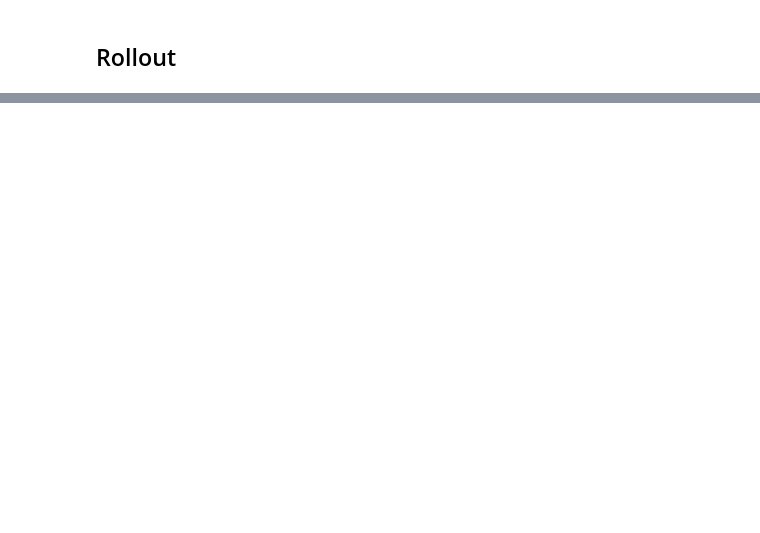
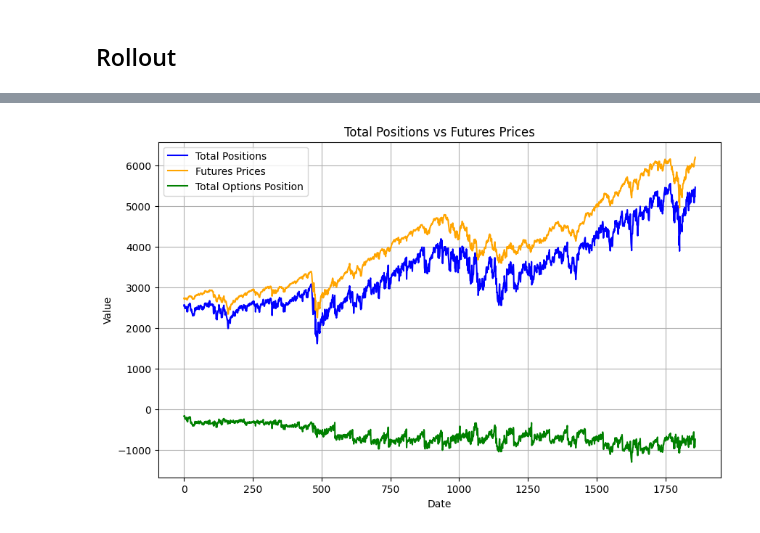
Before and after one commit to cteufel13/risk-neutral-hedging, a Jupyter notebook: notebooks/MultiGreekHedging.ipynb, the cells around one changed output, grey strips where cells are left out. Drawn from its saved outputs; the diff is of its cells as text; code cells hidden in the pictures; blank space fills up the shorter version.

Commit message:
Almost done with multi greek hedging, next is fixiing issues

```diff
--- a/notebooks/MultiGreekHedging.ipynb
+++ b/notebooks/MultiGreekHedging.ipynb
@@ -215,2 +244,15 @@ distribution_horizontal
 # %%
-data = pd.read_csv('../results/HedgingDistribution.csv', index_col=0, parse_dates=True)
+option_distributions = pd.read_csv('../results/HedgingDistribution.csv',header=[0,1],    # two header rows → first level = expiration_date, 2nd level = K
+    index_col=0, parse_dates=True)  # index by the first column, parse dates
+
+option_prices = pd.read_csv('../results/CallsDataPrices.csv', header=[0,1],    # two header rows → first level = expiration_date, 2nd level = K
+    index_col=0, parse_dates=True)  # index by the first column, parse
+
+futures_prices = pd.read_csv('../results/FuturesData.csv', parse_dates=True, index_col='ts_event')
+
+greeks_data = pd.read_csv('../results/Greeks.csv', parse_dates=True, index_col='ts_event')
+# %%
+individual_options_positions = option_distributions.values * option_prices.values
+total_options_position = individual_options_positions.sum(axis=1)
+future_positions = futures_prices['S'].values
+total_positions = total_options_position + future_positions
@@ -216,0 +271,12 @@ data = pd.read_csv('../results/HedgingDistribution.csv', index_col=0, parse_date
+# %%
+plt.figure(figsize=(10, 6))
+plt.plot(total_positions, label='Total Positions', color='blue')
+plt.plot(futures_prices['S'].values, label='Futures Prices', color='orange')
+plt.plot(total_options_position, label='Total Options Position', color='green')
+plt.title('Total Positions vs Futures Prices')
+plt.xlabel('Date')
+plt.ylabel('Value')
+plt.legend()
+plt.grid()
+# %% [output]
+[figure, added]
```
Also changed, not shown: parts of 14 cells of this notebook.
